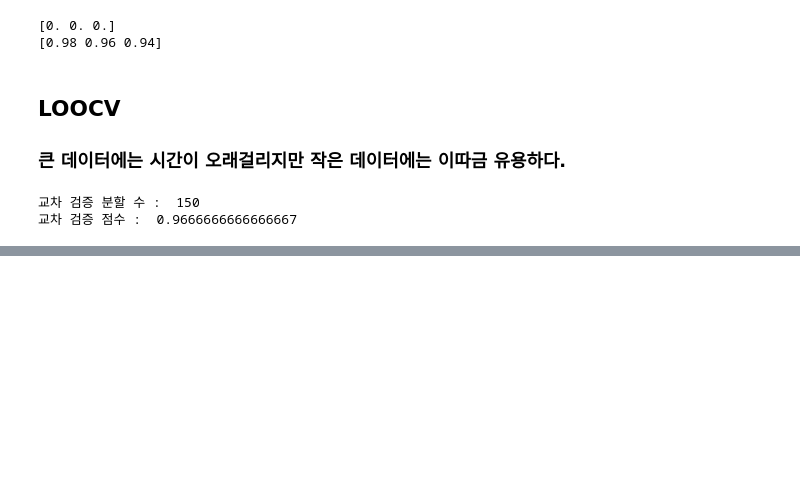
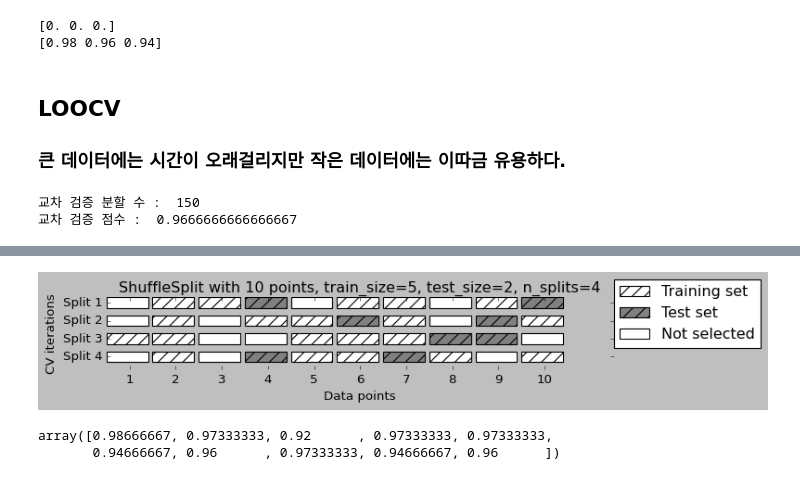
Before and after one commit to Hosung-Ahn/IntroducingML, a Jupyter notebook: Chapter5-model accuracy, model selection/모델평가.ipynb, the cells around one changed output, grey strips where cells are left out. Saved outputs shown, nothing was run; the diff lists cells and outputs as text; code cells hidden in the pictures; blank space fills up the shorter version.

```diff
--- a/Chapter5-model accuracy, model selection/모델평가.ipynb
+++ b/Chapter5-model accuracy, model selection/모델평가.ipynb
@@ -111,0 +117,18 @@ print("교차 검증 점수 : ", score.mean())
+# %%
+mglearn.plots.plot_shuffle_split()
+# %% [output]
+[figure, added]
+# %%
+# 테스트 셋과 훈련 셋의 크기를 미리 설장할 수 있기 때문에
+# 대규모 데이터에서 일부 데이터만으로 훈련 성과를 평가하고 싶을 때 유용하다.
+
+from sklearn.model_selection import ShuffleSplit
+# train_size와 test_size 에 int 를 넣으면 셋의 절대 개수를,
+# float 을 넣으면 train_size 와 test_size 의 비율을 나타낸다.
+shuffleSplit = ShuffleSplit(n_splits=10, train_size=0.5, test_size=0.5)
+score = cross_val_score(log, data.data, data.target, cv=shuffleSplit)
+
+score
+# %% [output]
+array([0.98666667, 0.97333333, 0.92      , 0.97333333, 0.97333333,
+       0.94666667, 0.96      , 0.97333333, 0.94666667, 0.96      ])
```
Also changed, not shown: parts of 8 cells of this notebook.
